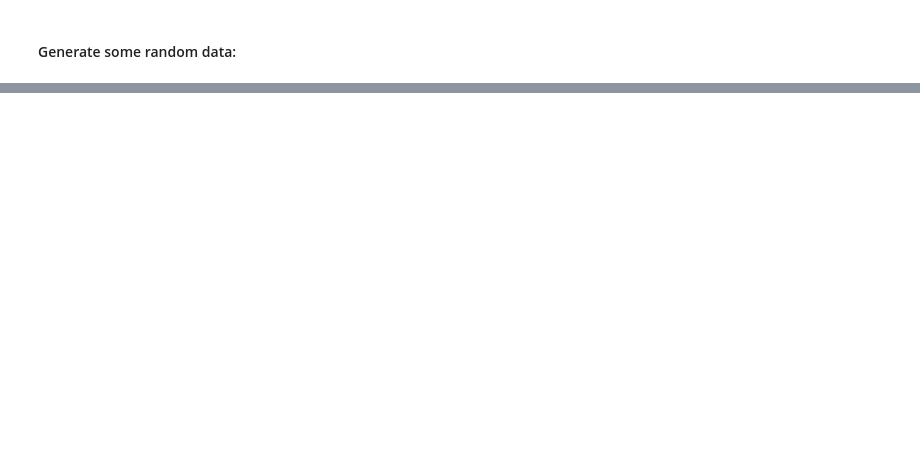
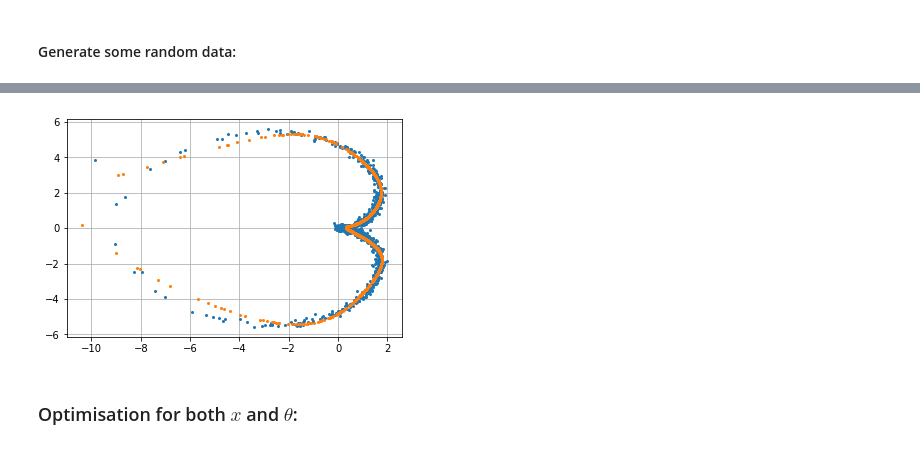
Before and after one commit to deborsheesen/Bayesian-NN-dimension-reduction, a Jupyter notebook: HMC.ipynb, the cells around one changed output, grey strips where cells are left out. Saved outputs shown, nothing was run; the diff lists cells and outputs as text; code cells hidden in the pictures; blank space fills up the shorter version.

```diff
--- a/HMC.ipynb
+++ b/HMC.ipynb
@@ -33,12 +22,17 @@ $$
 # %%
 n_in = 1
 n_h1 = 20
+n_h2 = 20
 n_out = 2
 
-nn_model = nn.Sequential(nn.Linear(n_in, n_h1),
+nn_model1 = nn.Sequential(nn.Linear(n_in, n_h1),
+                         nn.Tanh(),
+                         nn.Linear(n_h1, n_h2),
+                         nn.Tanh(),
+                         nn.Linear(n_h2, n_out))
+nn_model2 = nn.Sequential(nn.Linear(n_in, n_h1),
                          nn.Tanh(),
                          nn.Linear(n_h1, n_out))
-nn_model.apply(init_normal);
 # %% [markdown]
 * Total number of parameters:
 # %%
@@ -80,0 +62,15 @@ print("Loss:", nn.MSELoss()(nn_model(x), y))
+# %%
+nn_model = copy.deepcopy(nn_model2)
+criterion = nn.MSELoss()
+optimizer = torch.optim.SGD(nn_model.parameters(), lr=0.01)
+start = time()
+for epoch in range(50_000):
+    y_pred = nn_model(xtrue)
+    loss = criterion(y_pred, ytrue)
+    if (epoch+1)%5_000 == 0 :
+        print("Epoch: %d; loss: %.4f; time: %.1f sec" % (epoch+1, loss.item(), time()-start))
+    optimizer.zero_grad()
+    loss.backward()
+    optimizer.step()
+
+nn_model_optim1 = copy.deepcopy(nn_model)
@@ -80,0 +88,8 @@ print("Loss:", nn.MSELoss()(nn_model(x), y))
+# %%
+plt.plot(list(ytrue[:,0]), list(ytrue[:,1]), 'o', markersize=2)
+plt.plot(list(y_pred[:,0]), list(y_pred[:,1]), 'o', markersize=2)
+plt.grid(True)
+# %% [output]
+[figure, added]
+# %% [markdown]
+### Optimisation for both $x$ and $\theta$:
```
Also changed, not shown: parts of 44 cells of this notebook, 2 other files.
